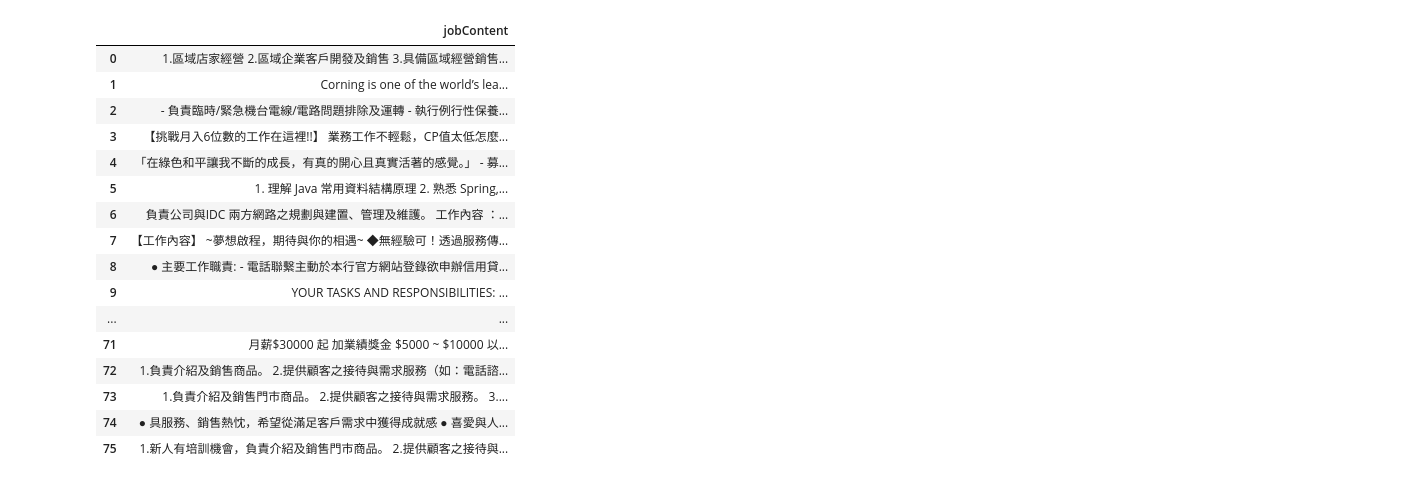
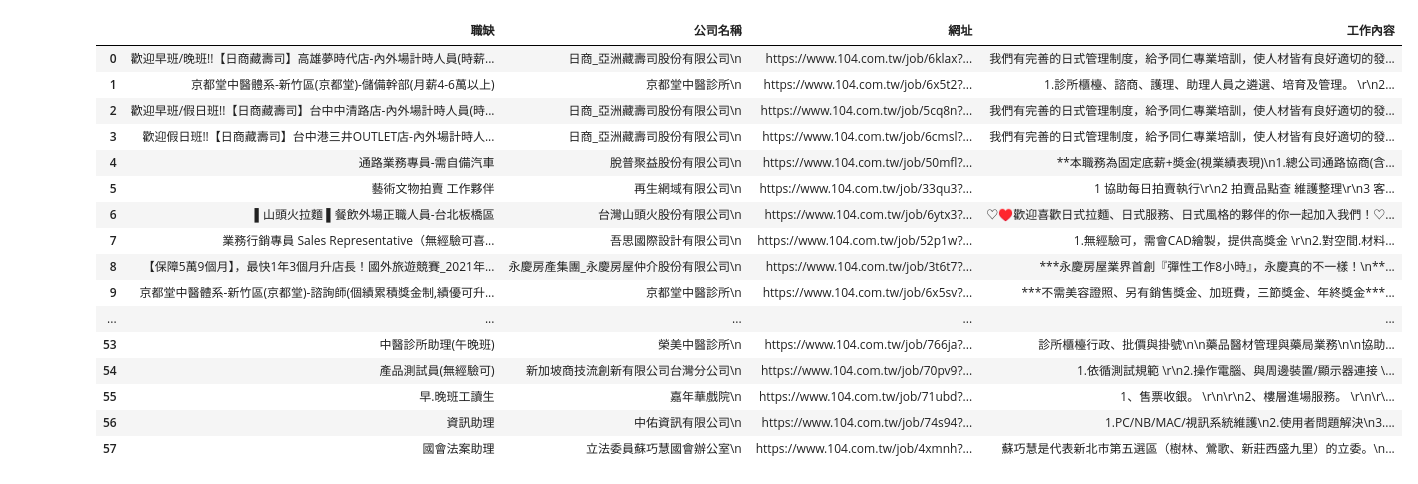
Before and after one commit to walkman811205/104work, a Jupyter notebook: get104.ipynb, the cells around one changed output. Saved outputs shown, nothing was run; the diff lists cells and outputs as text; code cells hidden in the pictures.

```diff
--- a/get104.ipynb
+++ b/get104.ipynb
@@ -15,7 +15,7 @@ headers = {
 
 page = 1
 
-for trun in range(0,16):
+for trun in range(0,5):
     res = requests.get(url.format(page),headers=headers)
     soup = BeautifulSoup(res.text,'html.parser')
     articleList = soup.select('article')
@@ -100,22 +134,22 @@ for filePath in glob.glob('./104job/*.txt'):
 # %%
 columns = ['職缺''網址''公司名稱''工作內容']
-df = pd.DataFrame(columns=columns, data=data)
-df.style
+df = pd.DataFrame(all_job_datas)
+df
 # %% [output]
-|  | jobContent |
-| 0 | 1.區域店家經營 2.區域企業客戶開發及銷售 3.具備區域經營銷售... |
-| 1 | Corning is one of the world’s lea... |
-| 2 | - 負責臨時/緊急機台電線/電路問題排除及運轉 - 執行例行性保養... |
-| 3 | 【挑戰月入6位數的工作在這裡!!】 業務工作不輕鬆，CP值太低怎麼... |
-| 4 | 「在綠色和平讓我不斷的成長，有真的開心且真實活著的感覺。」 - 募... |
-| 5 | 1. 理解 Java 常用資料結構原理 2. 熟悉 Spring,... |
-| 6 | 負責公司與IDC 兩方網路之規劃與建置、管理及維護。 工作內容 ：... |
-| 7 | 【工作內容】 ~夢想啟程，期待與你的相遇~ ◆無經驗可！透過服務傳... |
-| 8 | ● 主要工作職責: - 電話聯繫主動於本行官方網站登錄欲申辦信用貸... |
-| 9 | YOUR TASKS AND RESPONSIBILITIES: ... |
-| ... | ... |
-| 71 | 月薪$30000 起 加業績獎金 $5000 ~ $10000 以... |
-| 72 | 1.負責介紹及銷售商品。 2.提供顧客之接待與需求服務（如：電話諮... |
-| 73 | 1.負責介紹及銷售門市商品。 2.提供顧客之接待與需求服務。 3.... |
-| 74 | ● 具服務、銷售熱忱，希望從滿足客戶需求中獲得成就感 ● 喜愛與人... |
-| 75 | 1.新人有培訓機會，負責介紹及銷售門市商品。 2.提供顧客之接待與... |
+|  | 職缺 | 公司名稱 | 網址 | 工作內容 |
+| 0 | 歡迎早班/晚班!!【日商藏壽司】高雄夢時代店-內外場計時人員(時薪... | 日商_亞洲藏壽司股份有限公司\n | https://www.104.com.tw/job/6klax?... | 我們有完善的日式管理制度，給予同仁專業培訓，使人材皆有良好適切的發... |
+| 1 | 京都堂中醫體系-新竹區(京都堂)-儲備幹部(月薪4-6萬以上) | 京都堂中醫診所\n | https://www.104.com.tw/job/6x5t2?... | 1.診所櫃檯、諮商、護理、助理人員之遴選、培育及管理。 \r\n2... |
+| 2 | 歡迎早班/假日班!!【日商藏壽司】台中中清路店-內外場計時人員(時... | 日商_亞洲藏壽司股份有限公司\n | https://www.104.com.tw/job/5cq8n?... | 我們有完善的日式管理制度，給予同仁專業培訓，使人材皆有良好適切的發... |
+| 3 | 歡迎假日班!!【日商藏壽司】台中港三井OUTLET店-內外場計時人... | 日商_亞洲藏壽司股份有限公司\n | https://www.104.com.tw/job/6cmsl?... | 我們有完善的日式管理制度，給予同仁專業培訓，使人材皆有良好適切的發... |
+| 4 | 通路業務專員-需自備汽車 | 脫普聚益股份有限公司\n | https://www.104.com.tw/job/50mfl?... | **本職務為固定底薪+奬金(視業績表現)\n1.總公司通路協商(含... |
+| 5 | 藝術文物拍賣 工作夥伴 | 再生網域有限公司\n | https://www.104.com.tw/job/33qu3?... | 1 協助每日拍賣執行\r\n2 拍賣品點查 維護整理\r\n3 客... |
+| 6 | ▌山頭火拉麵 ▌餐飲外場正職人員-台北板橋區 | 台灣山頭火股份有限公司\n | https://www.104.com.tw/job/6ytx3?... | ♡♥歡迎喜歡日式拉麵、日式服務、日式風格的夥伴的你一起加入我們！♡... |
+| 7 | 業務行銷專員 Sales Representative（無經驗可喜... | 吾思國際設計有限公司\n | https://www.104.com.tw/job/52p1w?... | 1.無經驗可，需會CAD繪製，提供高獎金 \r\n2.對空間.材料... |
+| 8 | 【保障5萬9個月】，最快1年3個月升店長！國外旅遊競賽_2021年... | 永慶房產集團_永慶房屋仲介股份有限公司\n | https://www.104.com.tw/job/3t6t7?... | ***永慶房屋業界首創『彈性工作8小時』，永慶真的不一樣！\n**... |
+| 9 | 京都堂中醫體系-新竹區(京都堂)-諮詢師(個績累積獎金制,績優可升... | 京都堂中醫診所\n | https://www.104.com.tw/job/6x5sv?... | ***不需美容證照、另有銷售獎金、加班費，三節獎金、年終獎金***... |
+| ... | ... | ... | ... | ... |
+| 53 | 中醫診所助理(午晚班) | 榮美中醫診所\n | https://www.104.com.tw/job/766ja?... | 診所櫃檯行政、批價與掛號\n\n藥品醫材管理與藥局業務\n\n協助... |
+| 54 | 產品測試員(無經驗可) | 新加坡商技流創新有限公司台灣分公司\n | https://www.104.com.tw/job/70pv9?... | 1.依循測試規範 \r\n2.操作電腦、與周邊裝置/顯示器連接 \... |
+| 55 | 早.晚班工讀生 | 嘉年華戲院\n | https://www.104.com.tw/job/71ubd?... | 1、售票收銀。 \r\n\r\n2、樓層進場服務。 \r\n\r\... |
+| 56 | 資訊助理 | 中佑資訊有限公司\n | https://www.104.com.tw/job/74s94?... | 1.PC/NB/MAC/視訊系統維護\n2.使用者問題解決\n3.... |
+| 57 | 國會法案助理 | 立法委員蘇巧慧國會辦公室\n | https://www.104.com.tw/job/4xmnh?... | 蘇巧慧是代表新北市第五選區（樹林、鶯歌、新莊西盛九里）的立委。\n... |
```
Also changed, not shown: parts of 5 cells of this notebook.
